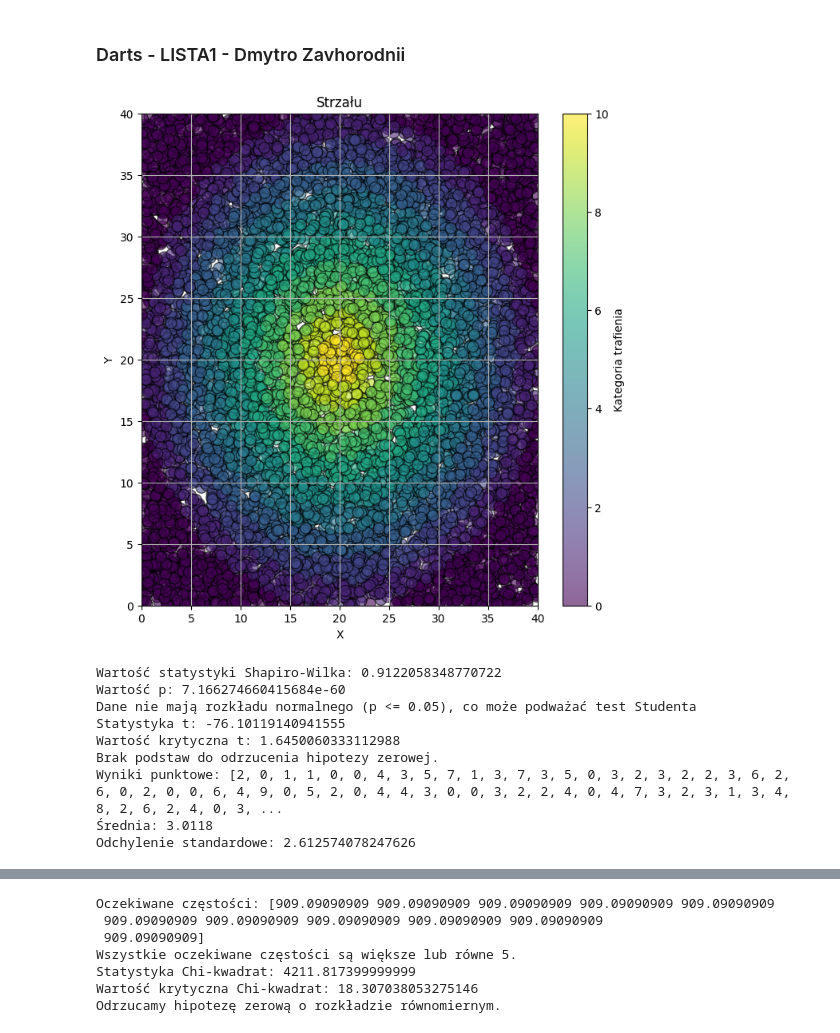
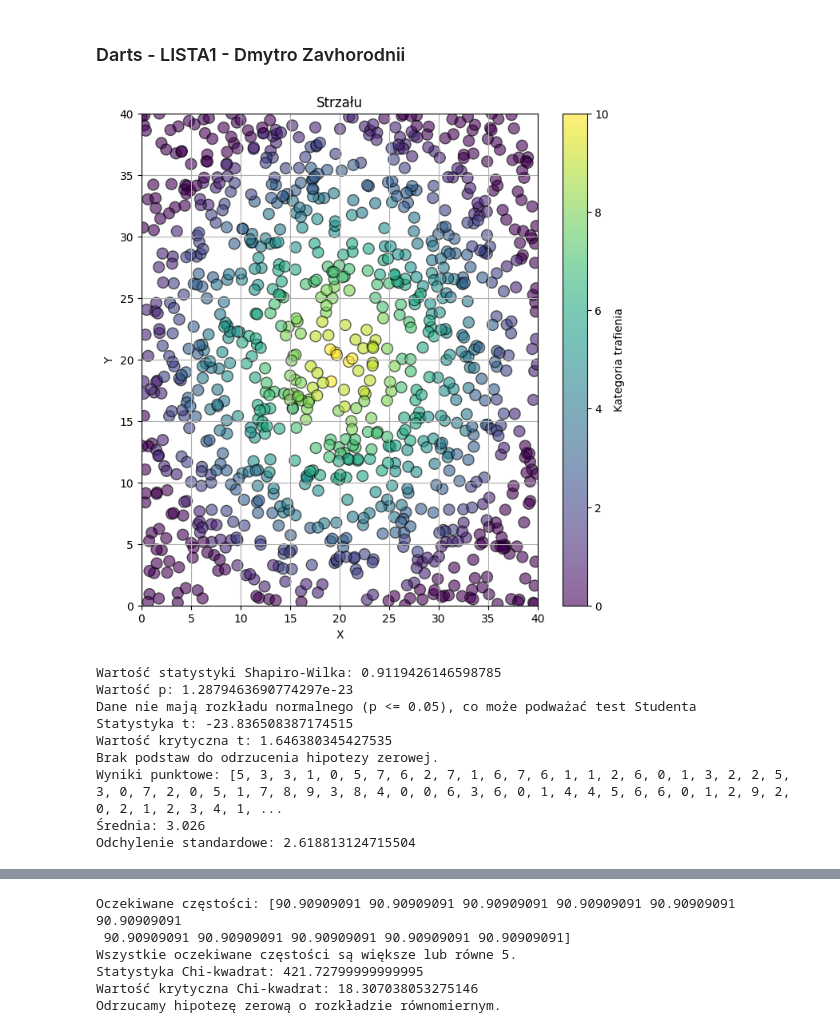
Before and after one commit to DmytroZavhorodnii/DmytroZavhorodnii.github.io, a Jupyter notebook: CS_PWR/darts.ipynb, the cells around one changed output, grey strips where cells are left out. Drawn from its saved outputs; the diff is of its cells as text; code cells hidden in the pictures.

```diff
--- a/CS_PWR/darts.ipynb
+++ b/CS_PWR/darts.ipynb
@@ -9,7 +9,7 @@ import numpy as np
 import matplotlib.pyplot as plt
 from scipy import stats
 
-n = 10000
+n = 1000
 x_c = []
 y_c = []
 res_xy = []
@@ -74,40 +74,40 @@ print(f"Odchylenie standardowe: {std_x}")
 plt.hist(point_xy, bins=np.arange(-0.5, 11.5, 1), alpha=0.7, color='blue', rwidth=0.85)
 plt.title('Histogram wyników łucznika')
 plt.xlabel('Wyniki')
 plt.ylabel('Częstość występowania')
 plt.xticks(range(11))
 plt.grid(True)
 plt.show()
 
 # Тест Chi-kwadrat
 observed_counts = np.bincount(point_xy, minlength=11)
 expected_counts = np.full(11, n / 11)
 
 print(f"Oczekiwane częstości: {expected_counts}")
 
 if np.any(expected_counts < 5):
     print("Uwaga: niektóre oczekiwane częstości są mniejsze niż 5, co może wpływać na wynik testu Chi-kwadrat.")
 else:
     print("Wszystkie oczekiwane częstości są większe lub równe 5.")
 
 chi2_statistic = np.sum((observed_counts - expected_counts) ** 2 / expected_counts)
 chi2_critical = stats.chi2.ppf(1 - 0.05, df=10)
 
 print(f"Statystyka Chi-kwadrat: {chi2_statistic}")
 print(f"Wartość krytyczna Chi-kwadrat: {chi2_critical}")
 
 if chi2_statistic > chi2_critical:
     print("Odrzucamy hipotezę zerową o rozkładzie równomiernym.")
 else:
     print("Brak podstaw do odrzucenia hipotezy o rozkładzie równomiernym.")
 # %% [output]
-[figure, old version]
+[figure, new version]
-Wartość statystyki Shapiro-Wilka: 0.9122058348770722
-Wartość p: 7.166274660415684e-60
+Wartość statystyki Shapiro-Wilka: 0.9119426146598785
+Wartość p: 1.2879463690774297e-23
 Dane nie mają rozkładu normalnego (p <= 0.05), co może podważać test Studenta
-Statystyka t: -76.10119140941555
-Wartość krytyczna t: 1.6450060333112988
+Statystyka t: -23.836508387174515
+Wartość krytyczna t: 1.646380345427535
 Brak podstaw do odrzucenia hipotezy zerowej.
-Wyniki punktowe: [2, 0, 1, 1, 0, 0, 4, 3, 5, 7, 1, 3, 7, 3, 5, 0, 3, 2, 3, 2, 2, 3, 6, 2, 6, 0, 2, 0, 0, 6, 4, 9, 0, 5, 2, 0, 4, 4, 3, 0, 0, 3, 2, 2, 4, 0, 4, 7, 3, 2, 3, 1, 3, 4, 8, 2, 6, 2, 4, 0, 3, ...
-Średnia: 3.0118
-Odchylenie standardowe: 2.612574078247626
+Wyniki punktowe: [5, 3, 3, 1, 0, 5, 7, 6, 2, 7, 1, 6, 7, 6, 1, 1, 2, 6, 0, 1, 3, 2, 2, 5, 3, 0, 7, 2, 0, 5, 1, 7, 8, 9, 3, 8, 4, 0, 0, 6, 3, 6, 0, 1, 4, 4, 5, 6, 6, 0, 1, 2, 9, 2, 0, 2, 1, 2, 3, 4, 1, ...
+Średnia: 3.026
+Odchylenie standardowe: 2.618813124715504
@@ -115,7 +115,6 @@ Odchylenie standardowe: 2.612574078247626
-Oczekiwane częstości: [909.09090909 909.09090909 909.09090909 909.09090909 909.09090909
- 909.09090909 909.09090909 909.09090909 909.09090909 909.09090909
- 909.09090909]
+Oczekiwane częstości: [90.90909091 90.90909091 90.90909091 90.90909091 90.90909091 90.90909091
+ 90.90909091 90.90909091 90.90909091 90.90909091 90.90909091]
 Wszystkie oczekiwane częstości są większe lub równe 5.
-Statystyka Chi-kwadrat: 4211.817399999999
+Statystyka Chi-kwadrat: 421.72799999999995
 Wartość krytyczna Chi-kwadrat: 18.307038053275146
 Odrzucamy hipotezę zerową o rozkładzie równomiernym.
```
Also changed, not shown: parts of 1 cell of this notebook.
